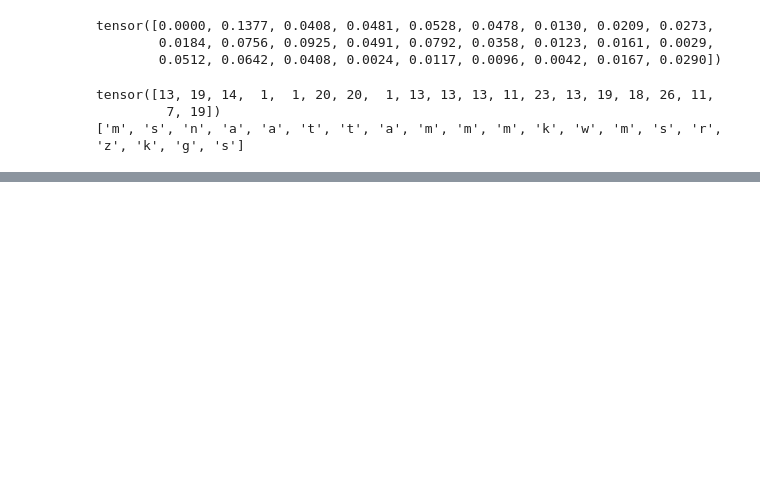
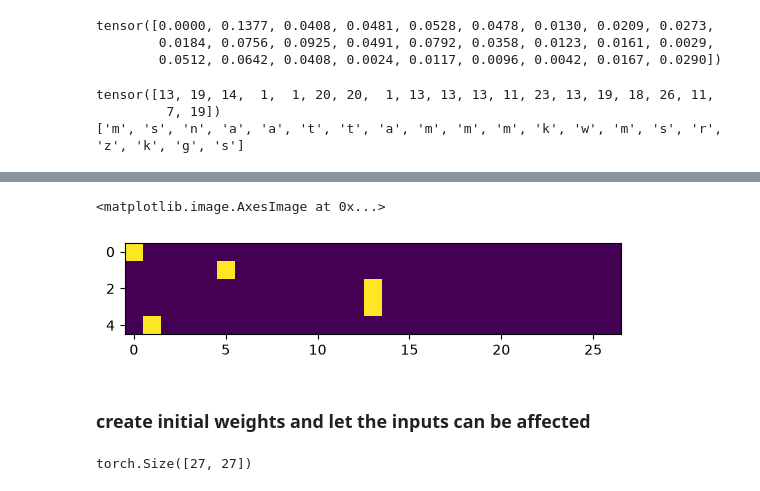
Before and after one commit to MObBBBBBB/nn-zero-to-hero, a Jupyter notebook: experiments/02_makemore_bigram/lec02_makemore_bigram.ipynb, the cells around one changed output, grey strips where cells are left out. Saved outputs shown, nothing was run; the diff lists cells and outputs as text; code cells hidden in the pictures; blank space fills up the shorter version.

```diff
--- a/experiments/02_makemore_bigram/lec02_makemore_bigram.ipynb
+++ b/experiments/02_makemore_bigram/lec02_makemore_bigram.ipynb
@@ -133,0 +224,13 @@ tensor([13, 19, 14,  1,  1, 20, 20,  1, 13, 13, 13, 11, 23, 13, 19, 18, 26, 11,
+# %%
+# for quick importing
+import torch
+import matplotlib.pyplot as plt
+
+from string import ascii_lowercase
+
+stoi = {c:i+1 for i, c in enumerate(ascii_lowercase)}
+stoi['.'] = 0
+
+itos = {i:c for c, i in stoi.items()}
+
+g = torch.Generator().manual_seed(2147483647)
@@ -133,0 +239,16 @@ tensor([13, 19, 14,  1,  1, 20, 20,  1, 13, 13, 13, 11, 23, 13, 19, 18, 26, 11,
+# %%
+inputs, preds = [], []
+
+for w in words[:1]:
+    chs = '.' + w + '.'
+    for ch1, ch2 in zip(chs, chs[1:]):
+        ix1 = stoi[ch1]
+        ix2 = stoi[ch2]
+        inputs.append(ix1)
+        preds.append(ix2)
+
+inputs = torch.tensor(inputs)
+preds = torch.tensor(preds)
+
+print(inputs)
+print(preds)
@@ -133,0 +260,11 @@ tensor([13, 19, 14,  1,  1, 20, 20,  1, 13, 13, 13, 11, 23, 13, 19, 18, 26, 11,
+# %%
+# This is a common way to import functional module.
+import torch.nn.functional as F
+
+# Using one-hot encoding to make the manipulations right behind just likes looking up table.
+# The value for a required position is 1; for an optional position, it is 0.
+# oh_env means one-hot encoding.
+# One-hot function don't have the dtype parameter, so we should use .float to cast elements to float32.
+# num_classes means the length of encoded tensor, which also means the classes we need(27 means 27 characters).
+oh_enc = F.one_hot(inputs, num_classes=27).float()
+oh_enc
@@ -133,0 +282,13 @@ tensor([13, 19, 14,  1,  1, 20, 20,  1, 13, 13, 13, 11, 23, 13, 19, 18, 26, 11,
+# %%
+plt.imshow(oh_enc)
+# %% [output]
+<matplotlib.image.AxesImage at 0x...>
+[figure, added]
+# %% [markdown]
+### create initial weights and let the inputs can be affected
+# %%
+# Generate initial weights by using a random function that follows a normal distribution.
+weights = torch.randn((27, 27))
+weights.shape
+# %% [output]
+torch.Size([27, 27])
```
Also changed, not shown: parts of 41 cells of this notebook.
